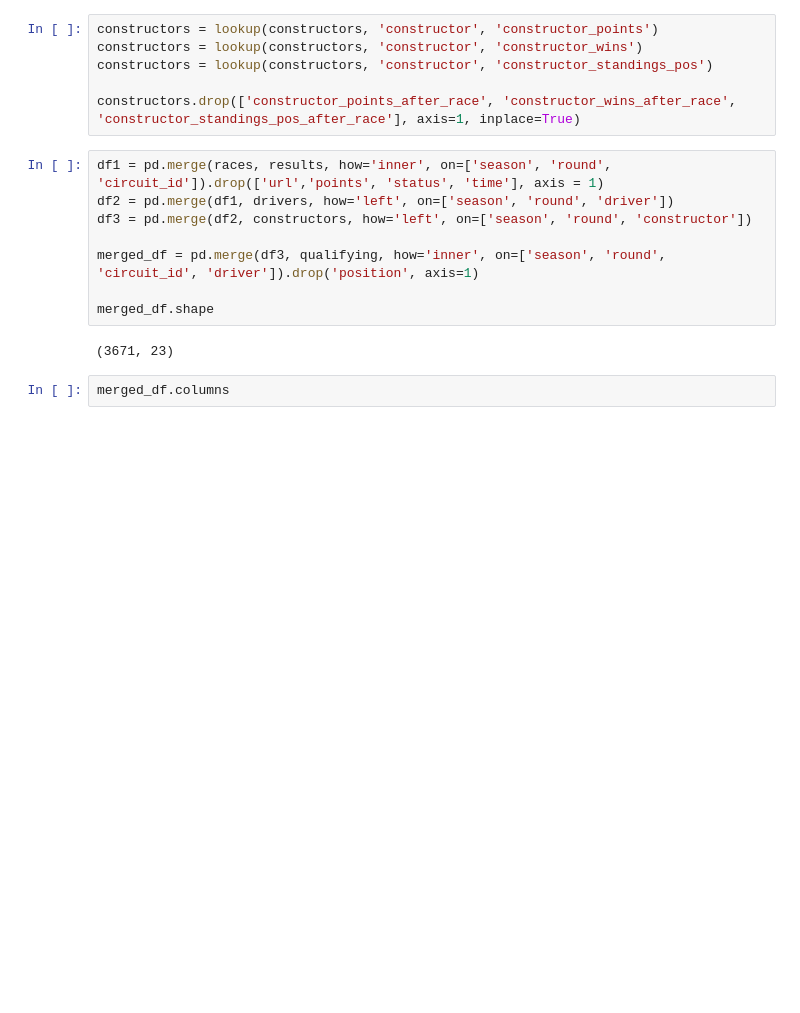
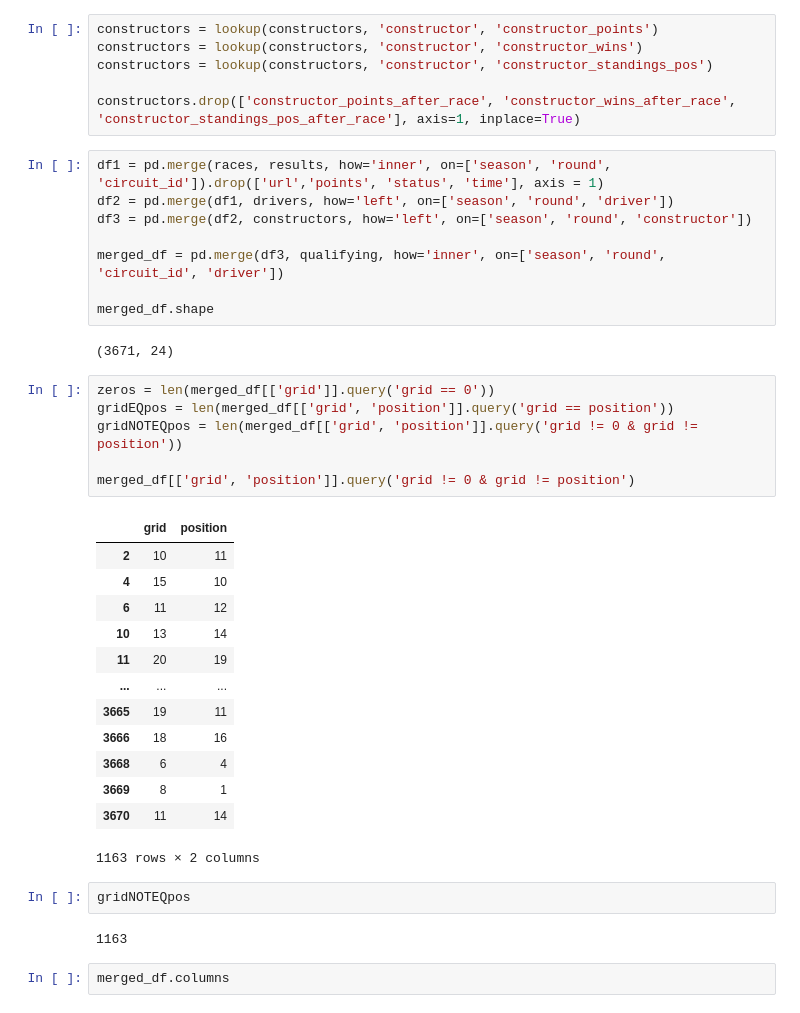
Before and after one commit to ollyjc99/f1-analytics, a Jupyter notebook: data processing/data-merging.ipynb, the cells around one changed output. Cells and saved outputs as stored; diff of their text form; blank space fills up the shorter version.

Commit message:
Finding why there are 0s for Grid and seeing difference between grid and position

```diff
--- a/data processing/data-merging.ipynb
+++ b/data processing/data-merging.ipynb
@@ -78,11 +78,35 @@ df1 = pd.merge(races, results, how='inner', on=['season', 'round', 'circuit_id']
 df2 = pd.merge(df1, drivers, how='left', on=['season', 'round', 'driver'])
 df3 = pd.merge(df2, constructors, how='left', on=['season', 'round', 'constructor'])
 
-merged_df = pd.merge(df3, qualifying, how='inner', on=['season', 'round', 'circuit_id', 'driver']).drop('position', axis=1)
+merged_df = pd.merge(df3, qualifying, how='inner', on=['season', 'round', 'circuit_id', 'driver'])
 
 merged_df.shape
 # %% [output]
-(3671, 23)
+(3671, 24)
+# %%
+zeros = len(merged_df[['grid']].query('grid == 0'))
+gridEQpos = len(merged_df[['grid', 'position']].query('grid == position'))
+gridNOTEQpos = len(merged_df[['grid', 'position']].query('grid != 0 & grid != position'))
+
+merged_df[['grid', 'position']].query('grid != 0 & grid != position')
+# %% [output]
+|  | grid | position |
+| 2 | 10 | 11 |
+| 4 | 15 | 10 |
+| 6 | 11 | 12 |
+| 10 | 13 | 14 |
+| 11 | 20 | 19 |
+| ... | ... | ... |
+| 3665 | 19 | 11 |
+| 3666 | 18 | 16 |
+| 3668 | 6 | 4 |
+| 3669 | 8 | 1 |
+| 3670 | 11 | 14 |
+1163 rows × 2 columns
+# %%
+gridNOTEQpos
+# %% [output]
+1163
 # %%
 merged_df.columns
 # %% [output]
```
Also changed, not shown: parts of 1 cell of this notebook.
